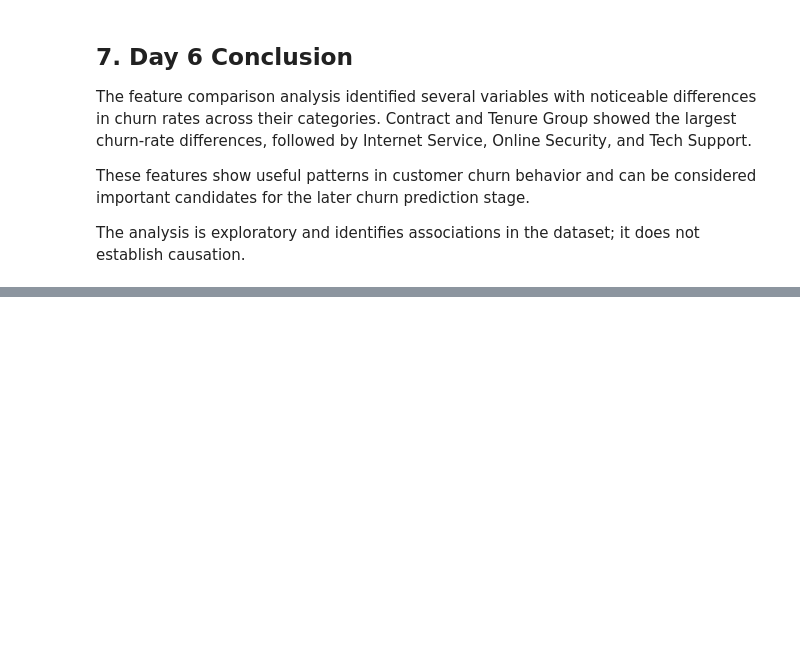
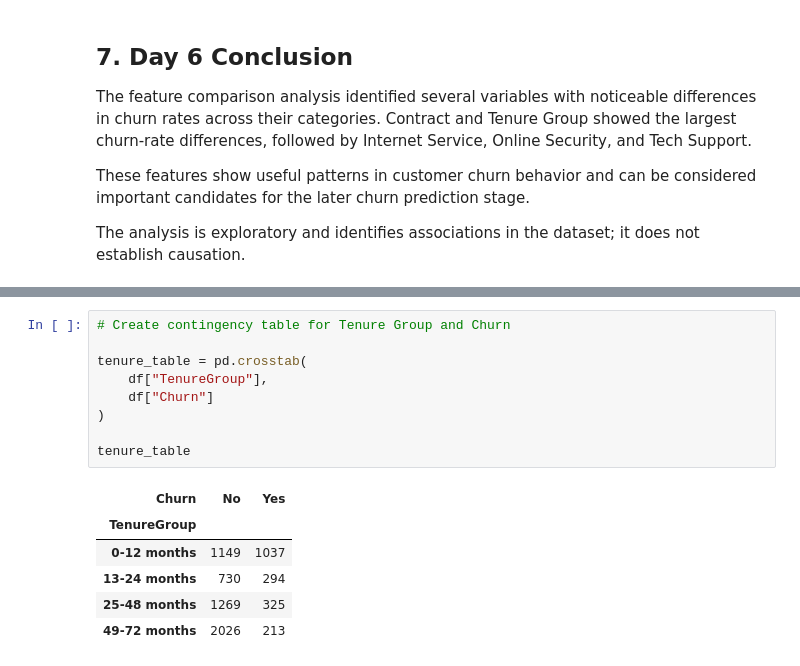
Before and after one commit to sagarsiddharth09-blip/customer-churn-LTV-engine, a Jupyter notebook: Akshay_Baseline_Analytics.ipynb, the cells around one changed output, grey strips where cells are left out. Saved outputs shown, nothing was run; the diff lists cells and outputs as text; blank space fills up the shorter version.

```diff
--- a/Akshay_Baseline_Analytics.ipynb
+++ b/Akshay_Baseline_Analytics.ipynb
@@ -1986,0 +2048,16 @@ The analysis is exploratory and identifies associations in the dataset; it does
+# %%
+# Create contingency table for Tenure Group and Churn
+
+tenure_table = pd.crosstab(
+    df["TenureGroup"],
+    df["Churn"]
+)
+
+tenure_table
+# %% [output]
+| Churn | No | Yes |
+| TenureGroup |  |  |
+| 0-12 months | 1149 | 1037 |
+| 13-24 months | 730 | 294 |
+| 25-48 months | 1269 | 325 |
+| 49-72 months | 2026 | 213 |
```
Also changed, not shown: parts of 28 cells of this notebook.
